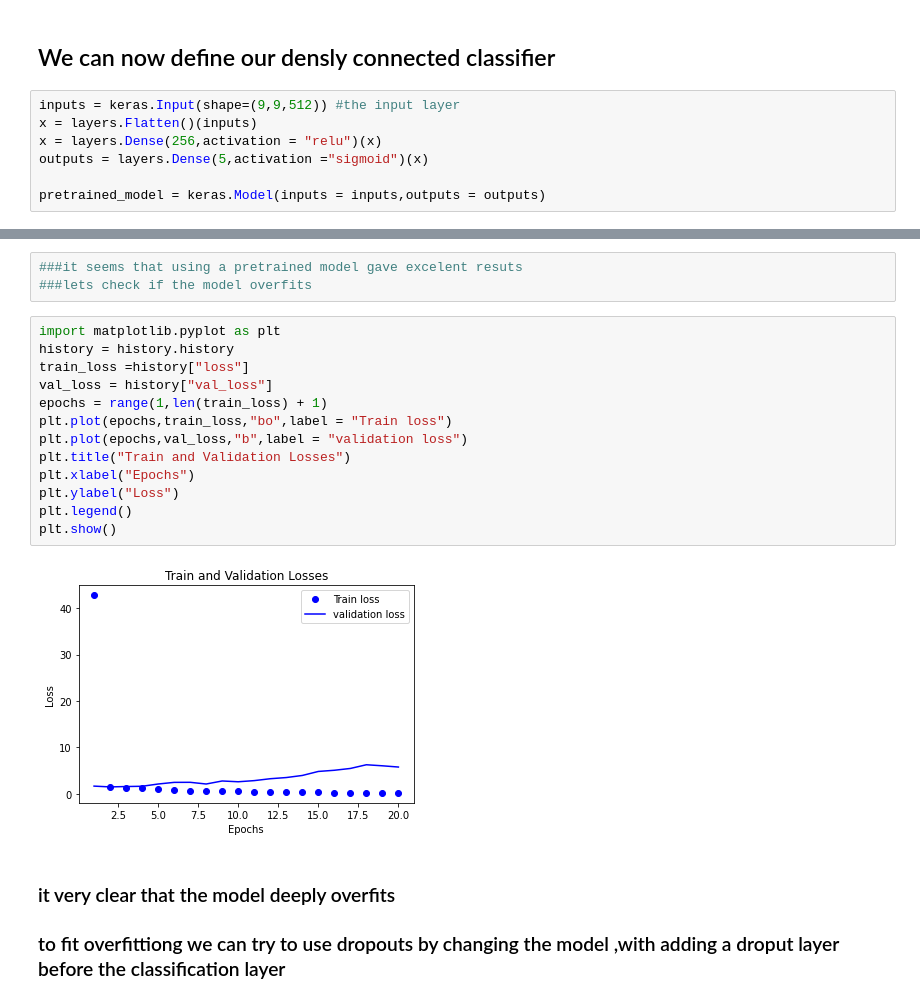
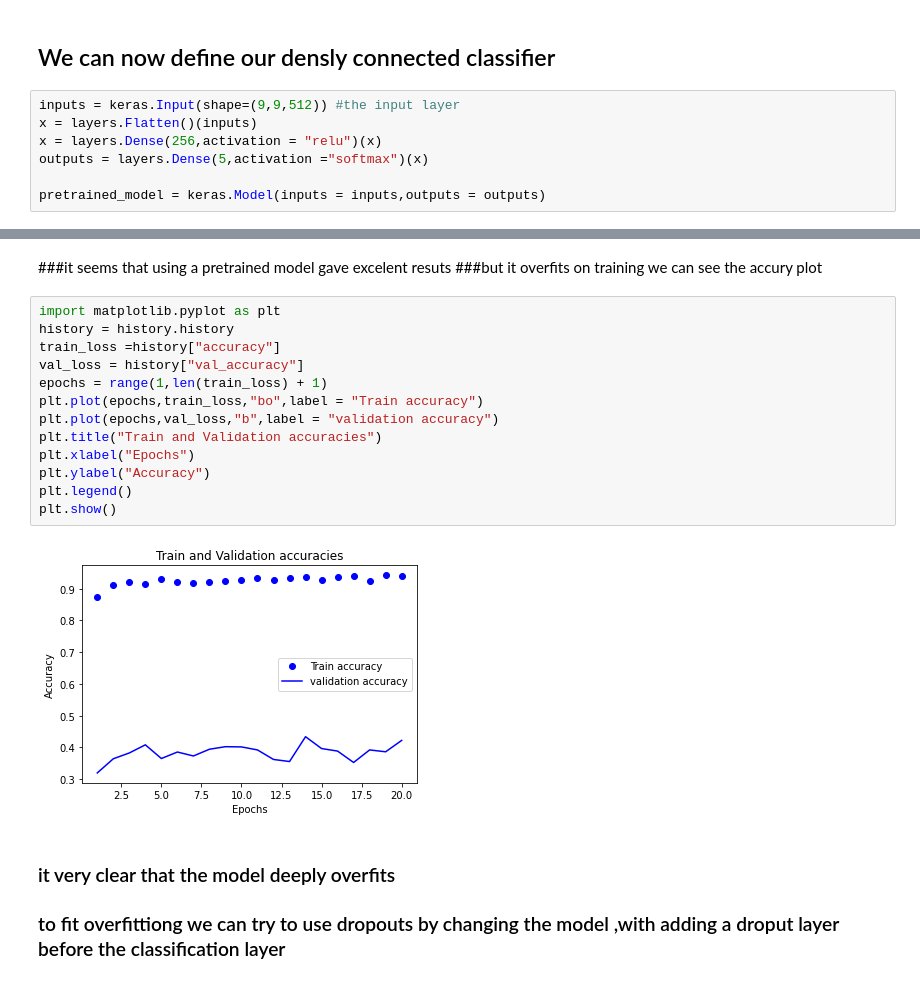
Before and after one commit to LaymenB/DL_EXAM_TICV_2023, a Jupyter notebook: DL_Exam_TICV_2023.ipynb, the cells around one changed output, grey strips where cells are left out. Cells and saved outputs as stored; diff of their text form.

```diff
--- a/DL_Exam__TICV_2023.ipynb
+++ b/DL_Exam_TICV_2023.ipynb
@@ -653,7 +653,7 @@ train_features.shape
 inputs = keras.Input(shape=(9,9,512)) #the input layer
 x = layers.Flatten()(inputs)
 x = layers.Dense(256,activation = "relu")(x)
-outputs = layers.Dense(5,activation ="sigmoid")(x)
+outputs = layers.Dense(5,activation ="softmax")(x)
 
 pretrained_model = keras.Model(inputs = inputs,outputs = outputs)
 # %%
@@ -681,21 +681,21 @@ Epoch 20/20
-# %%
-###it seems that using a pretrained model gave excelent resuts
-###lets check if the model overfits
+# %% [markdown]
+###it seems that using a pretrained model gave excelent resuts
+###but it overfits on training we can see the accury  plot
 # %%
 import matplotlib.pyplot as plt
 history = history.history
-train_loss =history["loss"]
-val_loss = history["val_loss"]
+train_loss =history["accuracy"]
+val_loss = history["val_accuracy"]
 epochs = range(1,len(train_loss) + 1)
-plt.plot(epochs,train_loss,"bo",label = "Train loss")
-plt.plot(epochs,val_loss,"b",label = "validation loss")
-plt.title("Train and Validation Losses")
+plt.plot(epochs,train_loss,"bo",label = "Train accuracy")
+plt.plot(epochs,val_loss,"b",label = "validation accuracy")
+plt.title("Train and Validation accuracies")
 plt.xlabel("Epochs")
-plt.ylabel("Loss")
+plt.ylabel("Accuracy")
 plt.legend()
 plt.show()
 # %% [output]
-[figure, old version]
+[figure, new version]
 # %% [markdown]
 ### it very clear that the model deeply overfits
 ### to fit overfittiong we can try to use dropouts by changing the model ,with adding a droput layer before the classification layer
```
Also changed, not shown: parts of 3 cells of this notebook.
